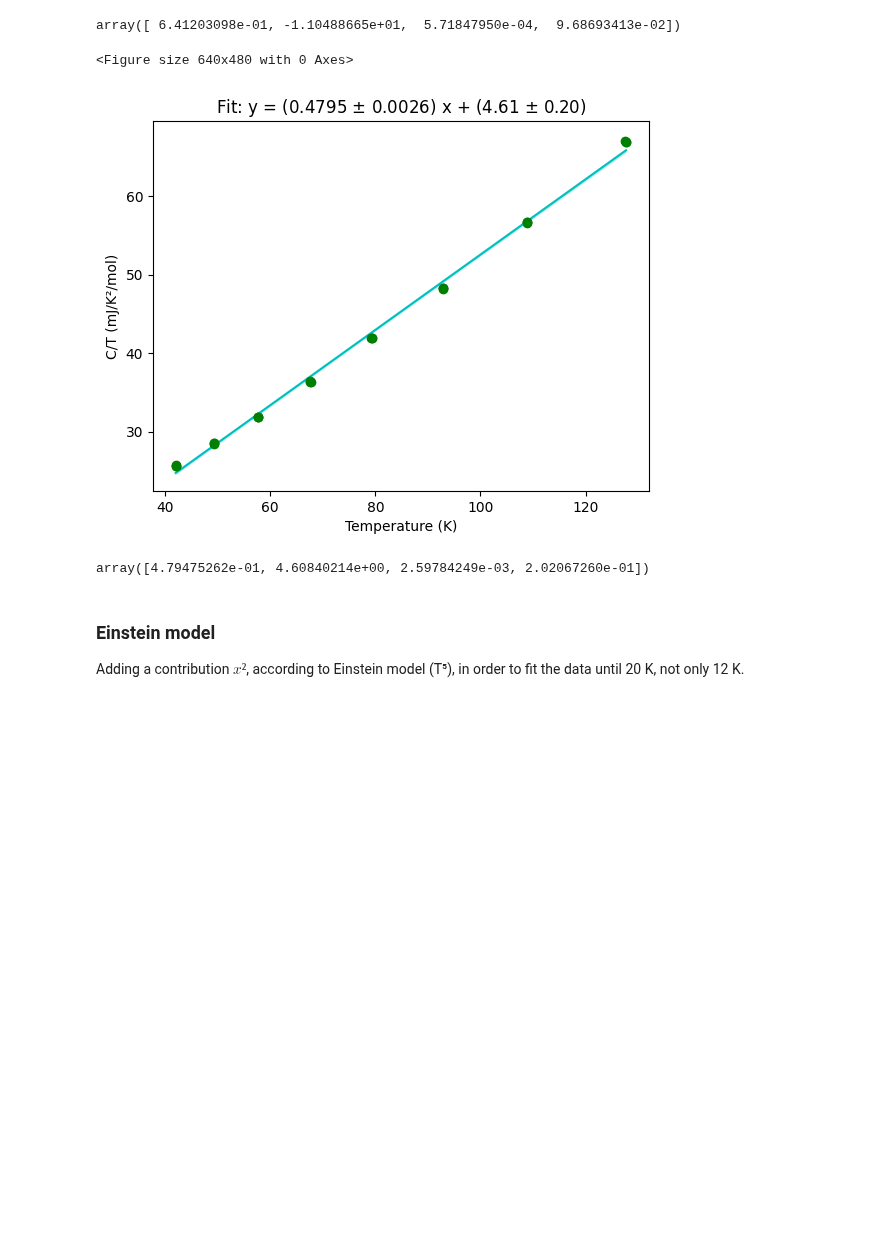
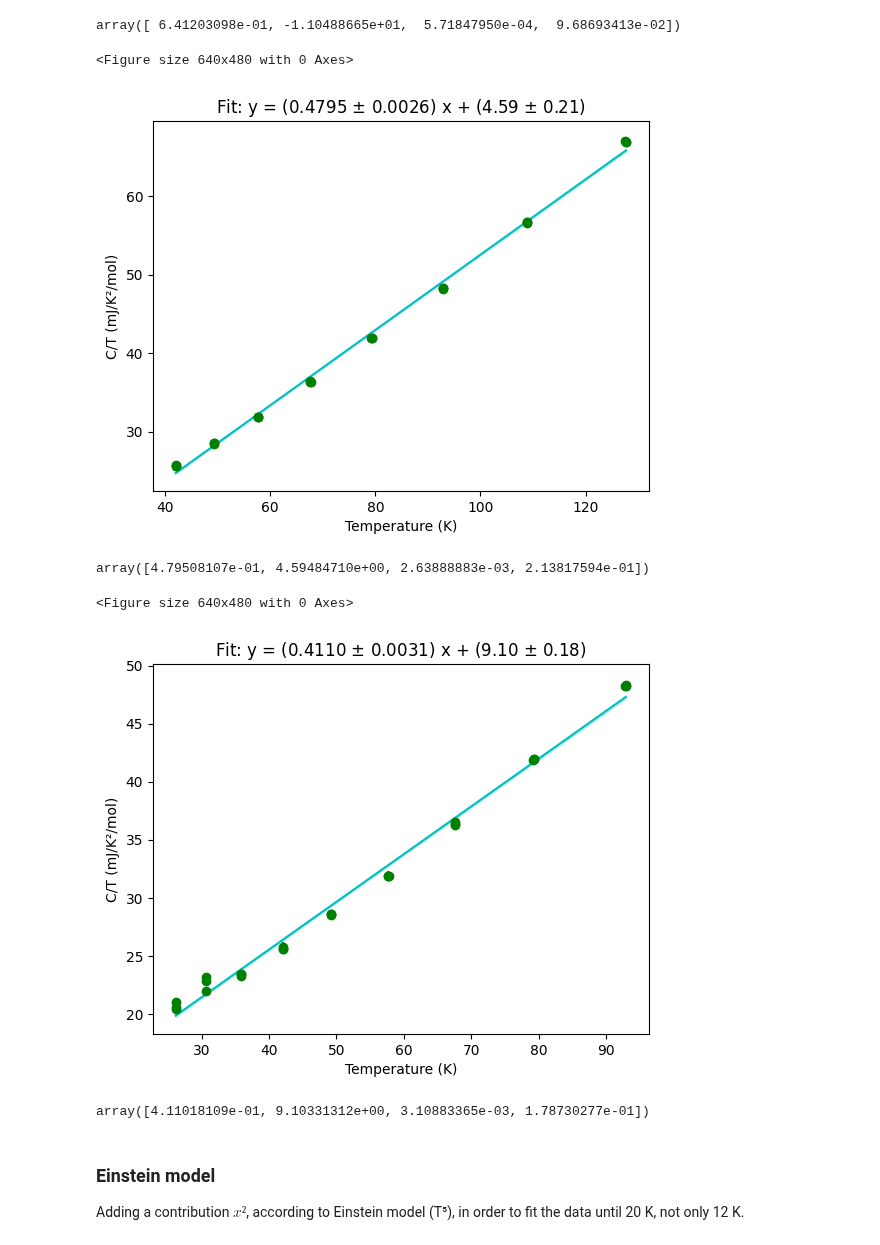
Before and after one commit to Gamal-on/YBCO, a Jupyter notebook: results_YBCO_HPHT.ipynb, the cells around one changed output. Cells and saved outputs as stored; diff of their text form; code cells hidden in the pictures; blank space fills up the shorter version.

```diff
--- a/results_YBCO_HPHT.ipynb
+++ b/results_YBCO_HPHT.ipynb
@@ -80,14 +82,23 @@ linear_acoustic_fit.final(40, 400, cnt.E_optic_HPHT, cnt.n_optic_HPHT,cnt.temper
 [figure]
 array([ 6.41203098e-01, -1.10488665e+01,  5.71847950e-04,  9.68693413e-02])
 # %%
-# Linear fit bewtween 5 and 12 K
+# Linear fit bewtween 6 and 12 K
 
-linear_acoustic_fit.linear_fit(40, 144, cnt.squared_temperature_HPHT, cnt.hc_div_temp_HPHT,
+linear_acoustic_fit.linear_fit(36, 144, cnt.squared_temperature_HPHT, cnt.hc_div_temp_HPHT,
                                cnt.err_squared_temperature_HPHT,cnt.err_hc_div_temp_HPHT)
 # %% [output]
 <Figure size 640x480 with 0 Axes>
 [figure]
-array([4.79475262e-01, 4.60840214e+00, 2.59784249e-03, 2.02067260e-01])
+array([4.79508107e-01, 4.59484710e+00, 2.63888883e-03, 2.13817594e-01])
+# %%
+# Linear fit bewtween 5 and 10 K
+
+linear_acoustic_fit.linear_fit(25, 100, cnt.squared_temperature_HPHT, cnt.hc_div_temp_HPHT,
+                               cnt.err_squared_temperature_HPHT,cnt.err_hc_div_temp_HPHT)
+# %% [output]
+<Figure size 640x480 with 0 Axes>
+[figure, added]
+array([4.11018109e-01, 9.10331312e+00, 3.10883365e-03, 1.78730277e-01])
 # %% [markdown]
 ### Einstein model
 
```
Also changed, not shown: parts of 2 cells of this notebook, 6 other files.
